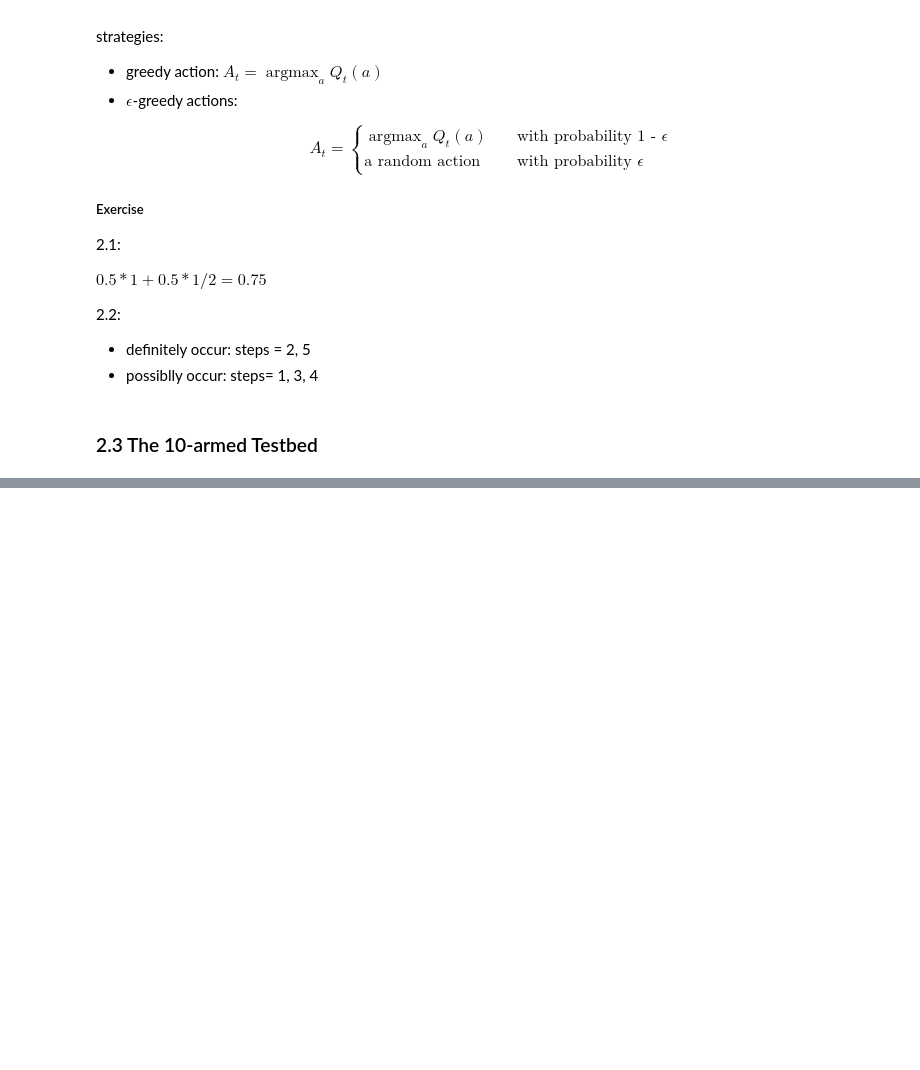
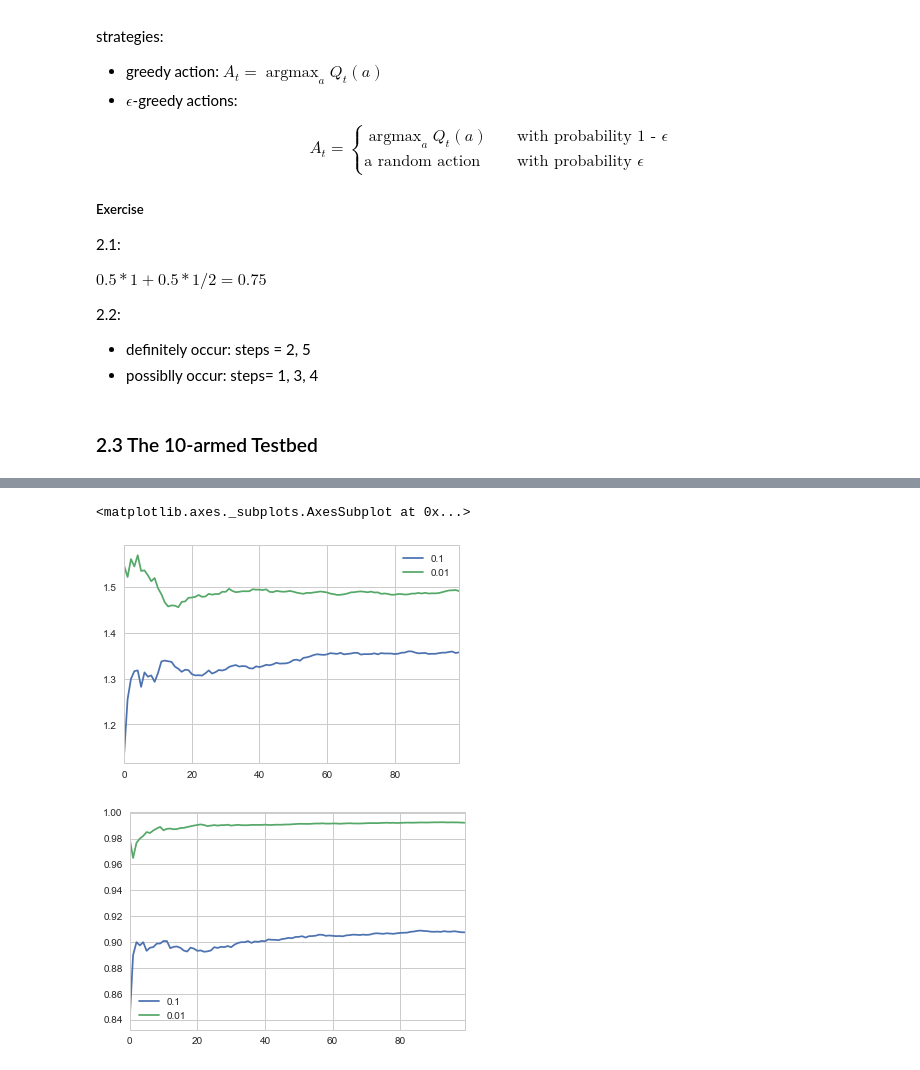
Before and after one commit to facaiy/book_notes, a Jupyter notebook: Reinforcement_Learing_An_Introduction/Multi-armed_Bandits/note.ipynb, the cells around one changed output, grey strips where cells are left out. Saved outputs shown, nothing was run; the diff lists cells and outputs as text; code cells hidden in the pictures; blank space fills up the shorter version.

Commit message:
增加10-armed示例

```diff
--- a/Reinforcement_Learing_An_Introduction/Multi-armed_Bandits/note.ipynb
+++ b/Reinforcement_Learing_An_Introduction/Multi-armed_Bandits/note.ipynb
@@ -13,6 +13,10 @@ import pandas as pd
 
 np.random.seed(0)
 
+import logging
+logging.basicConfig()
+logger = logging.getLogger(__name__)
+
 def show_image(filename, figsize=None, res_dir=False):
     if figsize:
         plt.figure(figsize=figsize)
@@ -98,0 +141,27 @@ del examples
+# %%
+def run_10_armed(varepsilon):
+    opt_action = 2
+    env = Environment(reward_funcs)
+    actioner = GreedyAction(env.k, varepsilon)
+    step_records = []
+
+    def step():
+        history = []
+        for _ in range(100):
+            a = actioner.action()
+            r = env.feedback(a)
+            actioner.update_reward(a, r)
+            logger.info("action: {}, reward: {}".format(a, r))
+            history.append([a, r])
+        history = np.array(history)
+        return np.sum(history[:, 0] == opt_action), np.sum(history[:, 1]), history.shape[0]
+
+    for _ in range(100):
+        step_records.append(step())
+
+    result = pd.DataFrame(step_records, columns=["opt_actions", "total_rewards", "iterate_nums"])
+    result = result.cumsum()
+    result["opt_actions_rate"] = result["opt_actions"] / result["iterate_nums"]
+    result["average_rewards"] = result["total_rewards"] / result["iterate_nums"]
+    # return result[["opt_actions_rate", "average_rewards"]]
+    return result
@@ -98,0 +170,9 @@ del examples
+# %%
+dfs = [run_10_armed(v) for v in [0.1, 0.01]]
+results = pd.concat(dfs, keys=['0.1', '0.01'], axis=1).swaplevel(0, 1, axis=1)
+results["average_rewards"].plot()
+results["opt_actions_rate"].plot()
+# %% [output]
+<matplotlib.axes._subplots.AxesSubplot at 0x...>
+[figure, added]
+[figure, added]
```
Also changed, not shown: parts of 3 cells of this notebook.
